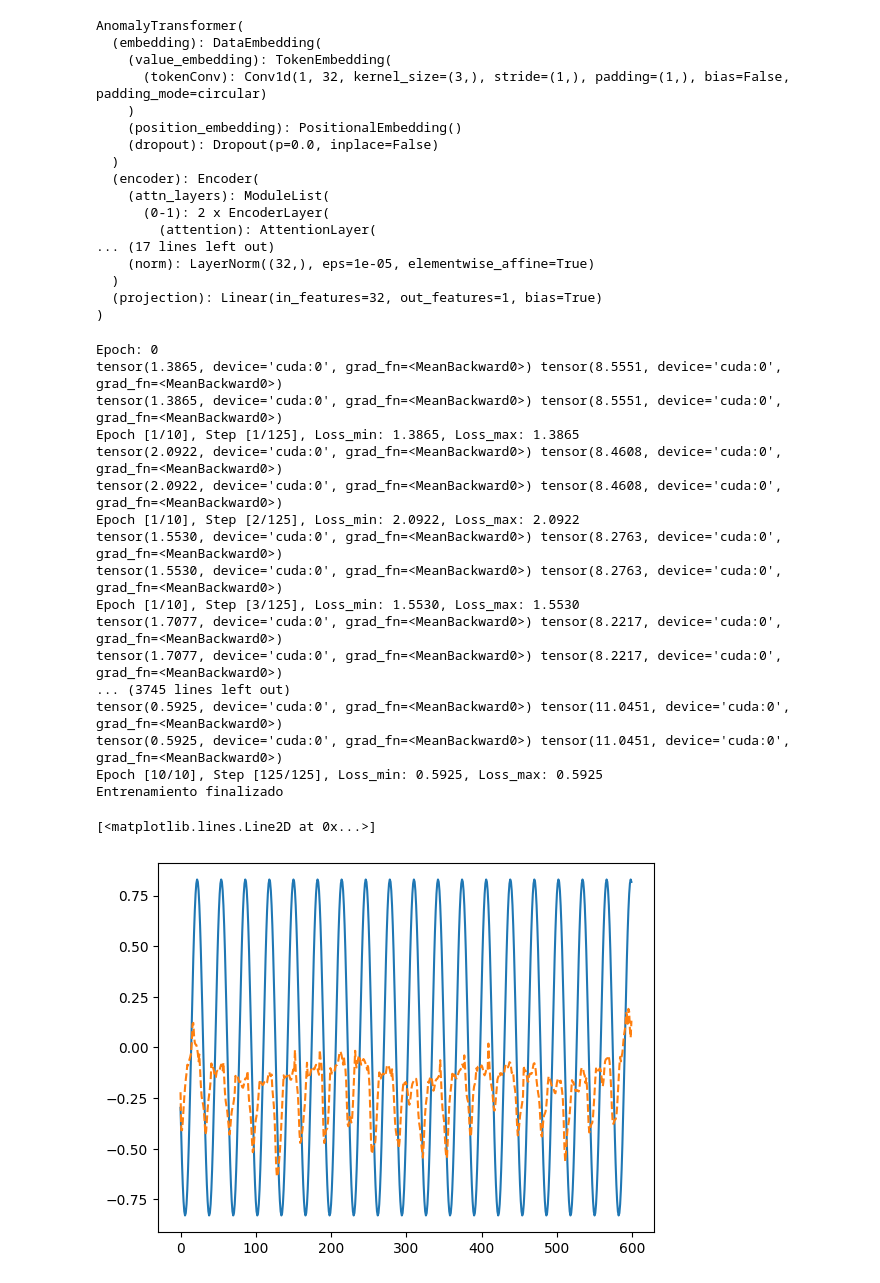
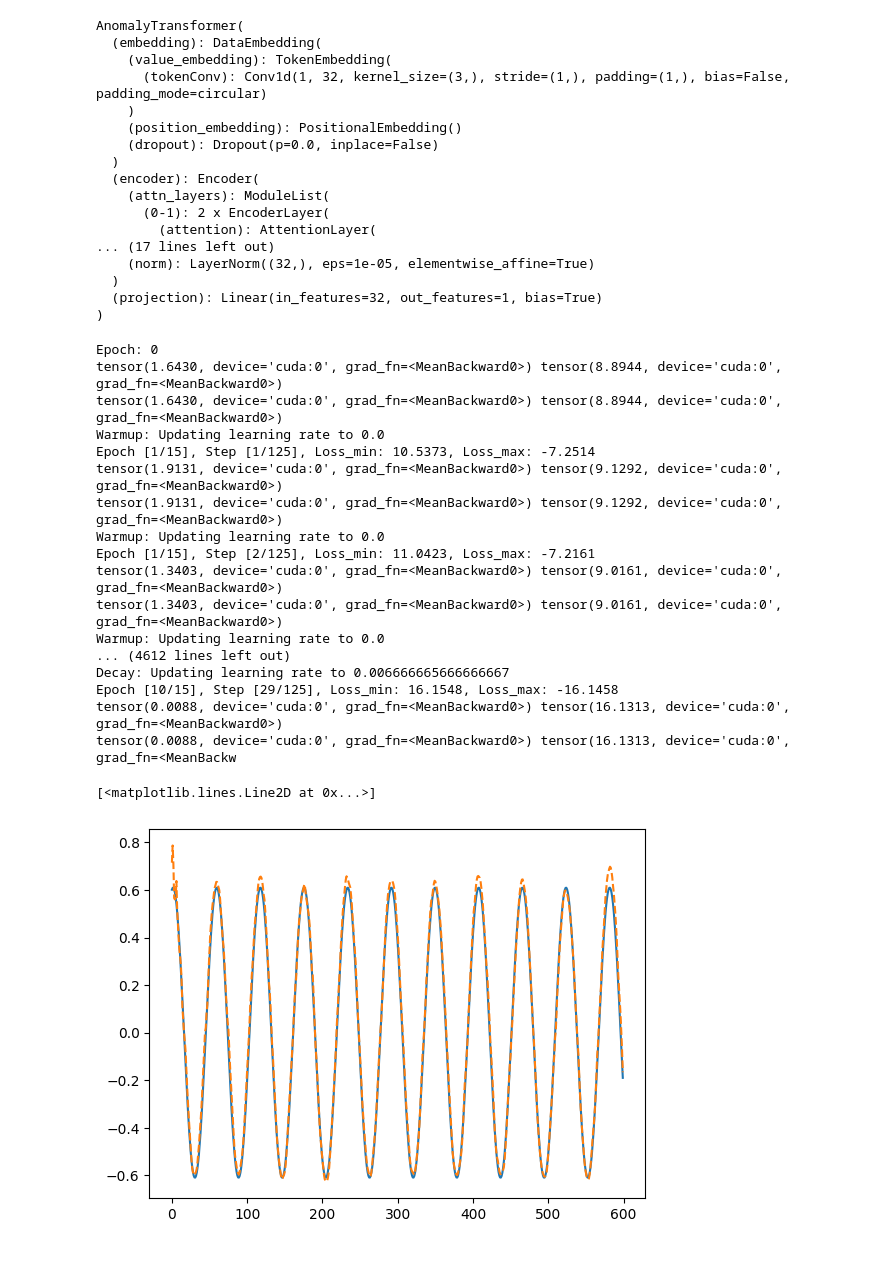
Before and after one commit to ArturoSirvent/TFM, a Jupyter notebook: 1.1-Break_pruebasTranformer/notebooks/2-Train_withMiniMax.ipynb, the cells around one changed output. Cells and saved outputs as stored; diff of their text form; code cells hidden in the pictures.

```diff
--- a/1.1-Break_pruebasTranformer/notebooks/2-Train_withMiniMax.ipynb
+++ b/1.1-Break_pruebasTranformer/notebooks/2-Train_withMiniMax.ipynb
@@ -895,7 +895,7 @@ def sinne(lenght=100,amp=1,sf=0.1,f=2,phase=0):
     return amp*torch.sin(x*sf*2*torch.pi/f+phase)
 
 
-class DataFlip(Dataset):
+class Data(Dataset):
     #esta es la clase de los datos que seran secuencias de senos de freq aleatoria
     def __init__(self,lenght,num_samples,amp_random=True,freq_random=True,phase_random=True,sf=0.1):
         super().__init__()
@@ -917,7 +917,7 @@ class DataFlip(Dataset):
         f=np.random.randint(1,200,1)*0.01
         y=sinne(lenght=self.lenght,amp=amp,sf=0.1,f=f,phase=phase)
         y=y.unsqueeze(-1)
-        return y, y.flip(0)
+        return y
 
 
 def warmup_and_decay_learning_rate(optimizer, epoch, init_lr, warmup_epochs, total_epochs):
@@ -1035,9 +1035,9 @@ def max_loss(output,P_layers,S_layers,x,lambda_):
     return loss_function(output, P_list, S_list, lambda_, x)
 # %%
 win_size=600
-dataflip=DataFlip(win_size,4000)
+data=Data(win_size,4000)
 
-dataloader=DataLoader(dataflip,batch_size=32,shuffle=True)
+dataloader=DataLoader(data,batch_size=32,shuffle=True)
 # %%
 modelo=AnomalyTransformer.AnomalyTransformer(win_size, 1, 1, d_model=32, n_heads=2, e_layers=2, d_ff=32,
                           dropout=0.0, activation='gelu', output_attention=True)
@@ -1063,20 +1063,19 @@ AnomalyTransformer(
 # %%
 optimizer = optim.Adam(modelo.parameters(), lr=1e-3)
 modelo.train()
-lambda_=0
+lambda_=1
 
 # Entrenamiento
-num_epochs = 10
+num_epochs = 15
 for epoch in range(num_epochs):
     print(f"Epoch: {epoch}")
-    for i, (inputs,labels) in enumerate(dataloader):
+    for i, (inputs) in enumerate(dataloader):
         # Forward
         inputs=inputs.float().to("cuda:0")
-        labels=labels.float().to("cuda:0")
         outputs, series, prior, _ = modelo(inputs)
         prior=[j/torch.unsqueeze(torch.sum(j, dim=-1), dim=-1).repeat(1, 1, 1, 600) for j in prior]
-        loss_min = min_loss(outputs,prior,series, labels,lambda_)
-        loss_max = max_loss(outputs,prior,series, labels,lambda_)
+        loss_min = min_loss(outputs,prior,series, inputs,lambda_)
+        loss_max = max_loss(outputs,prior,series, inputs,lambda_)
 
         # Backward y optimización
         loss_min.backward(retain_graph=True)
@@ -1088,32 +1087,32 @@ for epoch in range(num_epochs):
         torch.cuda.empty_cache()
         gc.collect()
 
-        warmup_and_decay_learning_rate(optimizer, epoch, 1e-2,5 , num_epochs)
+        warmup_and_decay_learning_rate(optimizer, epoch, 1e-2,6 , num_epochs)
         # Printear resultados
         print(f"Epoch [{epoch+1}/{num_epochs}], Step [{i+1}/{len(dataloader)}], Loss_min: {loss_min.item():.4f}, Loss_max: {loss_max.item():.4f}")
 
 print("Entrenamiento finalizado")
 # %% [output]
 Epoch: 0
-tensor(1.3865, device='cuda:0', grad_fn=<MeanBackward0>) tensor(8.5551, device='cuda:0', grad_fn=<MeanBackward0>)
-tensor(1.3865, device='cuda:0', grad_fn=<MeanBackward0>) tensor(8.5551, device='cuda:0', grad_fn=<MeanBackward0>)
-Epoch [1/10], Step [1/125], Loss_min: 1.3865, Loss_max: 1.3865
-tensor(2.0922, device='cuda:0', grad_fn=<MeanBackward0>) tensor(8.4608, device='cuda:0', grad_fn=<MeanBackward0>)
-tensor(2.0922, device='cuda:0', grad_fn=<MeanBackward0>) tensor(8.4608, device='cuda:0', grad_fn=<MeanBackward0>)
-Epoch [1/10], Step [2/125], Loss_min: 2.0922, Loss_max: 2.0922
-tensor(1.5530, device='cuda:0', grad_fn=<MeanBackward0>) tensor(8.2763, device='cuda:0', grad_fn=<MeanBackward0>)
-tensor(1.5530, device='cuda:0', grad_fn=<MeanBackward0>) tensor(8.2763, device='cuda:0', grad_fn=<MeanBackward0>)
-Epoch [1/10], Step [3/125], Loss_min: 1.5530, Loss_max: 1.5530
-tensor(1.7077, device='cuda:0', grad_fn=<MeanBackward0>) tensor(8.2217, device='cuda:0', grad_fn=<MeanBackward0>)
-tensor(1.7077, device='cuda:0', grad_fn=<MeanBackward0>) tensor(8.2217, device='cuda:0', grad_fn=<MeanBackward0>)
-... (3745 lines left out)
-tensor(0.5925, device='cuda:0', grad_fn=<MeanBackward0>) tensor(11.0451, device='cuda:0', grad_fn=<MeanBackward0>)
-tensor(0.5925, device='cuda:0', grad_fn=<MeanBackward0>) tensor(11.0451, device='cuda:0', grad_fn=<MeanBackward0>)
-Epoch [10/10], Step [125/125], Loss_min: 0.5925, Loss_max: 0.5925
-Entrenamiento finalizado
+tensor(1.6430, device='cuda:0', grad_fn=<MeanBackward0>) tensor(8.8944, device='cuda:0', grad_fn=<MeanBackward0>)
+tensor(1.6430, device='cuda:0', grad_fn=<MeanBackward0>) tensor(8.8944, device='cuda:0', grad_fn=<MeanBackward0>)
+Warmup: Updating learning rate to 0.0
+Epoch [1/15], Step [1/125], Loss_min: 10.5373, Loss_max: -7.2514
+tensor(1.9131, device='cuda:0', grad_fn=<MeanBackward0>) tensor(9.1292, device='cuda:0', grad_fn=<MeanBackward0>)
+tensor(1.9131, device='cuda:0', grad_fn=<MeanBackward0>) tensor(9.1292, device='cuda:0', grad_fn=<MeanBackward0>)
+Warmup: Updating learning rate to 0.0
+Epoch [1/15], Step [2/125], Loss_min: 11.0423, Loss_max: -7.2161
+tensor(1.3403, device='cuda:0', grad_fn=<MeanBackward0>) tensor(9.0161, device='cuda:0', grad_fn=<MeanBackward0>)
+tensor(1.3403, device='cuda:0', grad_fn=<MeanBackward0>) tensor(9.0161, device='cuda:0', grad_fn=<MeanBackward0>)
+Warmup: Updating learning rate to 0.0
+... (4612 lines left out)
+Decay: Updating learning rate to 0.006666665666666667
+Epoch [10/15], Step [29/125], Loss_min: 16.1548, Loss_max: -16.1458
+tensor(0.0088, device='cuda:0', grad_fn=<MeanBackward0>) tensor(16.1313, device='cuda:0', grad_fn=<MeanBackward0>)
+tensor(0.0088, device='cuda:0', grad_fn=<MeanBackward0>) tensor(16.1313, device='cuda:0', grad_fn=<MeanBackw
 # %%
 #modelo.cuda()
-a_x,a_label=next(iter(dataloader))
+a_x=next(iter(dataloader))
 a_x_cuda=a_x.float().to("cuda:0")
 modelo.eval()
 output,series_aux,prior_aux,_=modelo(a_x_cuda)
@@ -1122,9 +1121,10 @@ output,series_aux,prior_aux,_=modelo(a_x_cuda)
 output=output.squeeze().cpu().detach().numpy()
 series_aux=series_aux[0].squeeze().cpu().detach().numpy()
 prior_aux=prior_aux[0].squeeze().cpu().detach().numpy()
-# %%
-plt.plot(a_label[4])
-plt.plot(output[4],"--")
-# %% [output]
-[<matplotlib.lines.Line2D at 0x...>]
-[figure, removed]
+# %%
+n=11
+plt.plot(a_x[n])
+plt.plot(output[n],"--")
+# %% [output]
+[<matplotlib.lines.Line2D at 0x...>]
+[figure, added]
```
